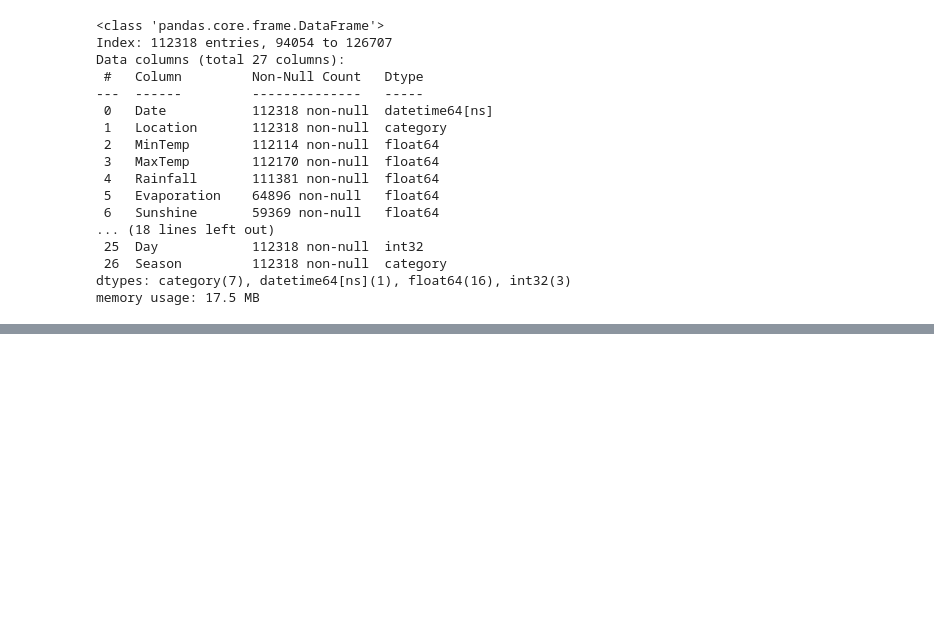
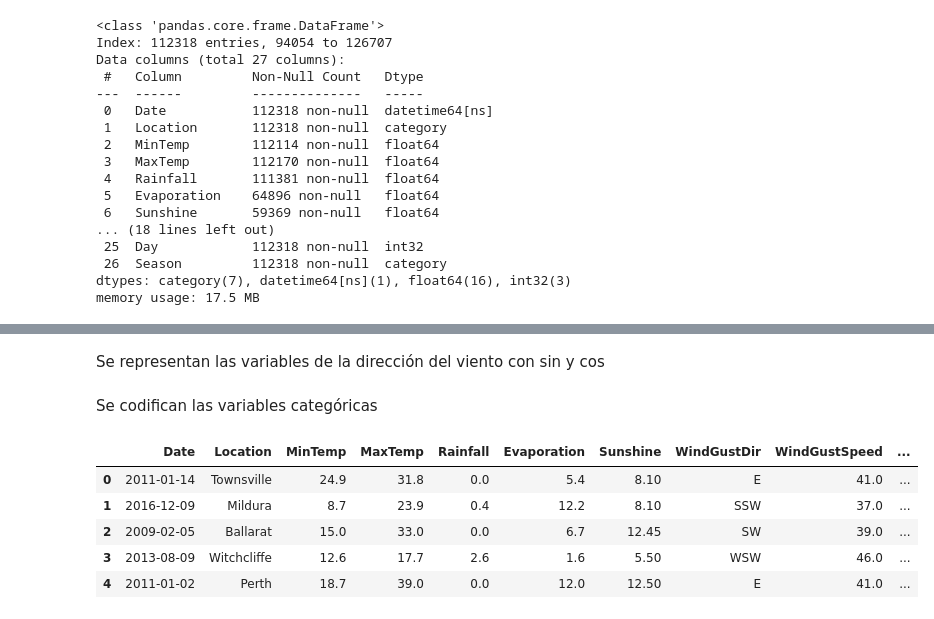
Before and after one commit to CruzElizorios/AA1-TUIA-Dimenna-ElizondoRios-Mendez, a Jupyter notebook: TP_clasificacion_AA1.ipynb, the cells around one changed output, grey strips where cells are left out. Cells and saved outputs as stored; diff of their text form; code cells hidden in the pictures; blank space fills up the shorter version.

```diff
--- a/TP_clasificacion_AA1.ipynb
+++ b/TP_clasificacion_AA1.ipynb
@@ -572,0 +666,9 @@ nulos MaxTemp test: 33
+# %%
+x_train_imputed['RainToday'] = x_train_imputed['RainToday'].map({'Yes': 1, 'No': 0})
+x_test_imputed['RainToday'] = x_test_imputed['RainToday'].map({'Yes': 1, 'No': 0})
+# %%
+# Imputar variable RainToday
+x_train_imputed.loc[x_train_imputed["RainToday"].isna() & (x_train_imputed["Rainfall"] > 0), "RainToday"] = 1
+x_train_imputed.loc[x_train_imputed["RainToday"].isna() & (x_train_imputed["Rainfall"] <= 0), "RainToday"] = 0
+x_test_imputed.loc[x_test_imputed["RainToday"].isna() & (x_test_imputed["Rainfall"] > 0), "RainToday"] = 1
+x_test_imputed.loc[x_test_imputed["RainToday"].isna() & (x_test_imputed["Rainfall"] <= 0), "RainToday"] = 0
@@ -573,6 +696,7 @@ nulos MaxTemp test: 33
+# %% [markdown]
+Se representan las variables de la dirección del viento con sin y cos
 # %%
-# representar los vientos con sin y cos, imputar faltantes antes o despues?
-wind_dir_to_deg = {
+viento_dir_to_deg = {
     'N': 0, 'NNE': 22.5, 'NE': 45, 'ENE': 67.5, 'E': 90,
     'ESE': 112.5, 'SE': 135, 'SSE': 157.5, 'S': 180,
     'SSW': 202.5, 'SW': 225, 'WSW': 247.5, 'W': 270,
@@ -580,7 +704,36 @@ wind_dir_to_deg = {
 }
 
 for col in ['WindGustDir', 'WindDir9am', 'WindDir3pm']:
-    x_train[col + '_sin'] = x_train[col].map(wind_dir_to_deg).apply(lambda x: np.sin(np.deg2rad(x)))
-    x_train[col + '_cos'] = x_train[col].map(wind_dir_to_deg).apply(lambda x: np.cos(np.deg2rad(x)))
-    x_test[col + '_sin'] = x_test[col].map(wind_dir_to_deg).apply(lambda x: np.sin(np.deg2rad(x)))
-    x_test[col + '_cos'] = x_test[col].map(wind_dir_to_deg).apply(lambda x: np.cos(np.deg2rad(x)))
+    x_train_imputed[col + '_sin'] = x_train_imputed[col].map(viento_dir_to_deg).apply(lambda x: np.sin(np.deg2rad(x)))
+    x_train_imputed[col + '_cos'] = x_train_imputed[col].map(viento_dir_to_deg).apply(lambda x: np.cos(np.deg2rad(x)))
+    x_test_imputed[col + '_sin'] = x_test_imputed[col].map(viento_dir_to_deg).apply(lambda x: np.sin(np.deg2rad(x)))
+    x_test_imputed[col + '_cos'] = x_test_imputed[col].map(viento_dir_to_deg).apply(lambda x: np.cos(np.deg2rad(x)))
+# %% [markdown]
+Se codifican las variables categóricas
+# %%
+categorical_cols = ['Region', 'Season']
+
+encoder = OneHotEncoder(sparse_output=False, drop='first')
+
+x_train_encoded = encoder.fit_transform(x_train_imputed[categorical_cols])
+x_test_encoded = encoder.transform(x_test_imputed[categorical_cols])
+
+feature_names = encoder.get_feature_names_out(categorical_cols)
+
+x_train_ohe_df = pd.DataFrame(x_train_encoded, columns=feature_names, index=x_train_imputed.index)
+x_test_ohe_df = pd.DataFrame(x_test_encoded, columns=feature_names, index=x_test_imputed.index)
+
+x_train_encod = pd.concat([x_train_imputed, x_train_ohe_df], axis=1)
+x_test_encod = pd.concat([x_test_imputed, x_test_ohe_df], axis=1)
+
+x_train_encod = x_train_encod.drop(categorical_cols, axis=1)
+x_test_encod = x_test_encod.drop(categorical_cols, axis=1)
+
+x_train_encod.head()
+# %% [output]
+|  | Date | Location | MinTemp | MaxTemp | Rainfall | Evaporation | Sunshine | WindGustDir | WindGustSpeed | ... |
+| 0 | 2011-01-14 | Townsville | 24.9 | 31.8 | 0.0 | 5.4 | 8.10 | E | 41.0 | ... |
+| 1 | 2016-12-09 | Mildura | 8.7 | 23.9 | 0.4 | 12.2 | 8.10 | SSW | 37.0 | ... |
+| 2 | 2009-02-05 | Ballarat | 15.0 | 33.0 | 0.0 | 6.7 | 12.45 | SW | 39.0 | ... |
+| 3 | 2013-08-09 | Witchcliffe | 12.6 | 17.7 | 2.6 | 1.6 | 5.50 | WSW | 46.0 | ... |
+| 4 | 2011-01-02 | Perth | 18.7 | 39.0 | 0.0 | 12.0 | 12.50 | E | 41.0 | ... |
```
Also changed, not shown: parts of 28 cells of this notebook.
